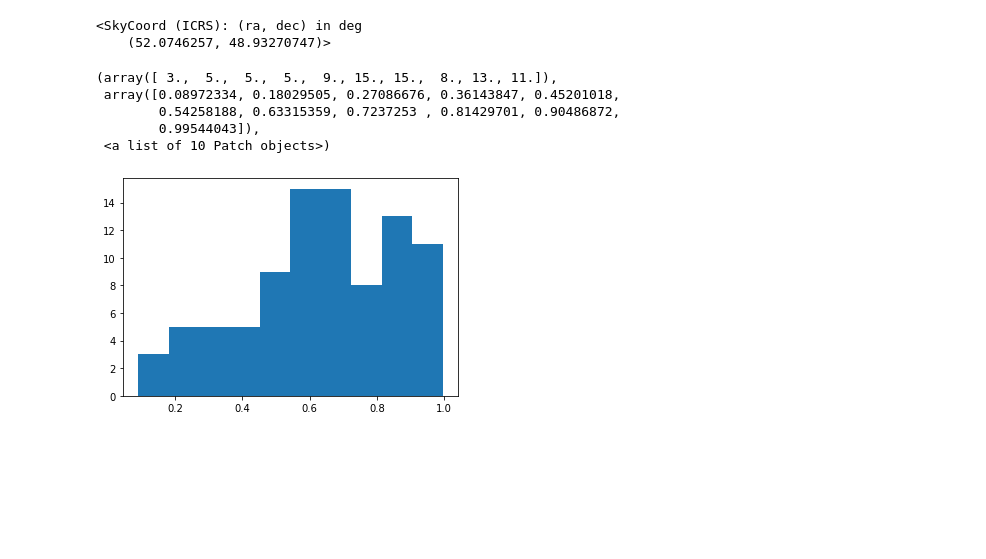
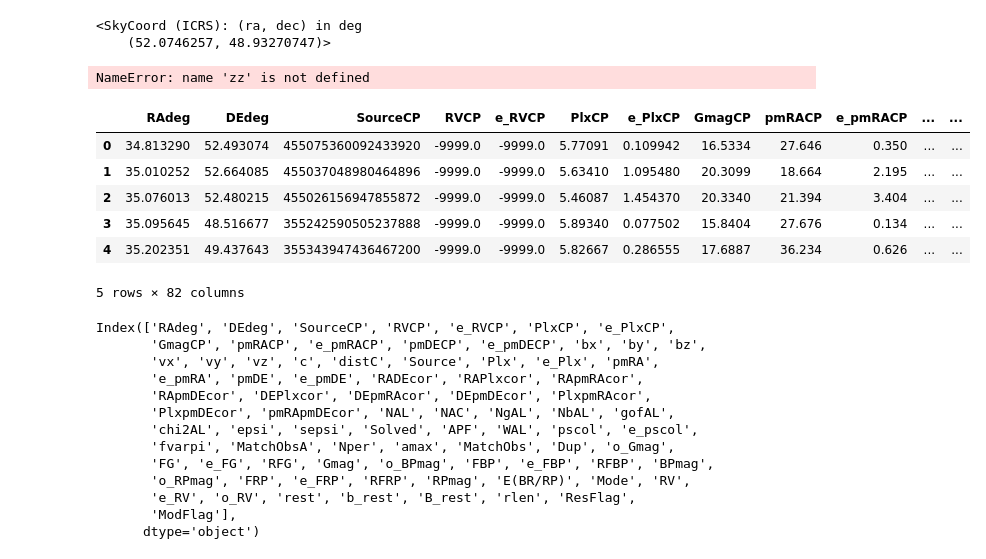
Before and after one commit to kevinmcmanus/cas-tau, a Jupyter notebook: fs_test.ipynb, the cells around one changed output. Drawn from its saved outputs; the diff is of its cells as text; code cells hidden in the pictures; blank space fills up the shorter version.

```diff
--- a/fs_test.ipynb
+++ b/fs_test.ipynb
@@ -93,11 +74,6 @@ objs_c = SkyCoord(ra=np.array(fstars.objs.ra)*u.degree, dec=np.array(fstars.objs
 # %%
 sep = clust_c.separation(objs_c)
 # %%
-plt.hist(sep.value)
+zz+plt.hist(sep.value)
 # %% [output]
-(array([ 3.,  5.,  5.,  5.,  9., 15., 15.,  8., 13., 11.]),
- array([0.08972334, 0.18029505, 0.27086676, 0.36143847, 0.45201018,
-        0.54258188, 0.63315359, 0.7237253 , 0.81429701, 0.90486872,
-        0.99544043]),
- <a list of 10 Patch objects>)
+NameError: name 'zz' is not defined
-[figure, removed]
@@ -103,0 +82,28 @@ plt.hist(sep.value)
+# %%
+alpha_per = cl('alpha_per','./data/J_A+A_628_A66')
+# %%
+alpha_per.objs.head()
+# %% [output]
+|  | RAdeg | DEdeg | SourceCP | RVCP | e_RVCP | PlxCP | e_PlxCP | GmagCP | pmRACP | e_pmRACP | ... | ... |
+| 0 | 34.813290 | 52.493074 | 455075360092433920 | -9999.0 | -9999.0 | 5.77091 | 0.109942 | 16.5334 | 27.646 | 0.350 | ... | ... |
+| 1 | 35.010252 | 52.664085 | 455037048980464896 | -9999.0 | -9999.0 | 5.63410 | 1.095480 | 20.3099 | 18.664 | 2.195 | ... | ... |
+| 2 | 35.076013 | 52.480215 | 455026156947855872 | -9999.0 | -9999.0 | 5.46087 | 1.454370 | 20.3340 | 21.394 | 3.404 | ... | ... |
+| 3 | 35.095645 | 48.516677 | 355242590505237888 | -9999.0 | -9999.0 | 5.89340 | 0.077502 | 15.8404 | 27.676 | 0.134 | ... | ... |
+| 4 | 35.202351 | 49.437643 | 355343947436467200 | -9999.0 | -9999.0 | 5.82667 | 0.286555 | 17.6887 | 36.234 | 0.626 | ... | ... |
+5 rows × 82 columns
+# %%
+alpha_per.objs.columns
+# %% [output]
+Index(['RAdeg', 'DEdeg', 'SourceCP', 'RVCP', 'e_RVCP', 'PlxCP', 'e_PlxCP',
+       'GmagCP', 'pmRACP', 'e_pmRACP', 'pmDECP', 'e_pmDECP', 'bx', 'by', 'bz',
+       'vx', 'vy', 'vz', 'c', 'distC', 'Source', 'Plx', 'e_Plx', 'pmRA',
+       'e_pmRA', 'pmDE', 'e_pmDE', 'RADEcor', 'RAPlxcor', 'RApmRAcor',
+       'RApmDEcor', 'DEPlxcor', 'DEpmRAcor', 'DEpmDEcor', 'PlxpmRAcor',
+       'PlxpmDEcor', 'pmRApmDEcor', 'NAL', 'NAC', 'NgAL', 'NbAL', 'gofAL',
+       'chi2AL', 'epsi', 'sepsi', 'Solved', 'APF', 'WAL', 'pscol', 'e_pscol',
+       'fvarpi', 'MatchObsA', 'Nper', 'amax', 'MatchObs', 'Dup', 'o_Gmag',
+       'FG', 'e_FG', 'RFG', 'Gmag', 'o_BPmag', 'FBP', 'e_FBP', 'RFBP', 'BPmag',
+       'o_RPmag', 'FRP', 'e_FRP', 'RFRP', 'RPmag', 'E(BR/RP)', 'Mode', 'RV',
+       'e_RV', 'o_RV', 'rest', 'b_rest', 'B_rest', 'rlen', 'ResFlag',
+       'ModFlag'],
+      dtype='object')
```
Also changed, not shown: parts of 12 cells of this notebook, 2 other files.
